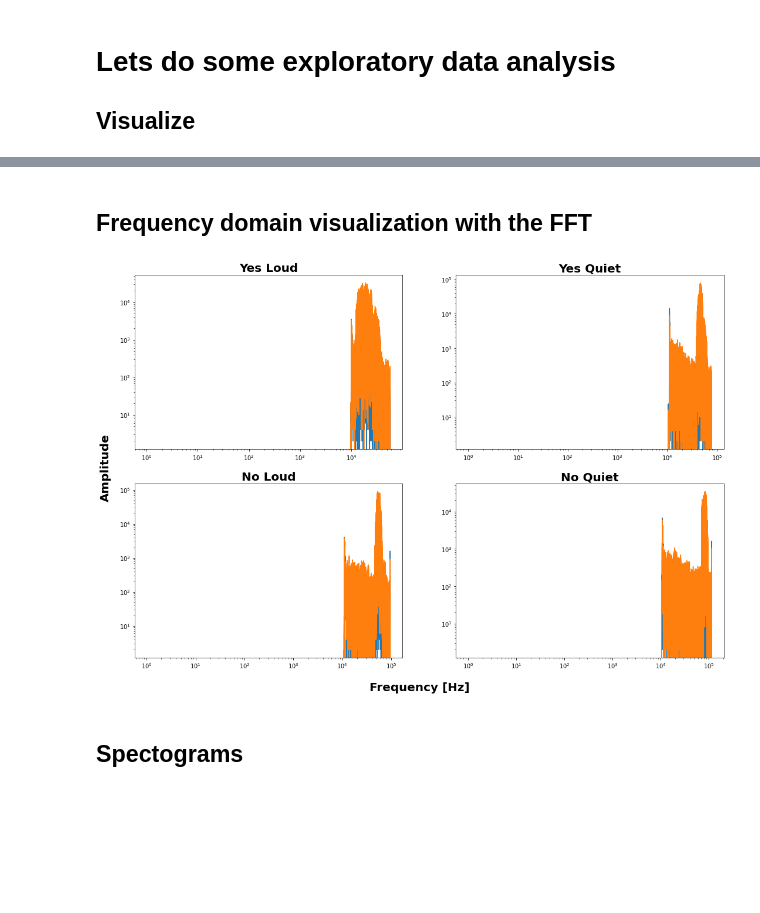
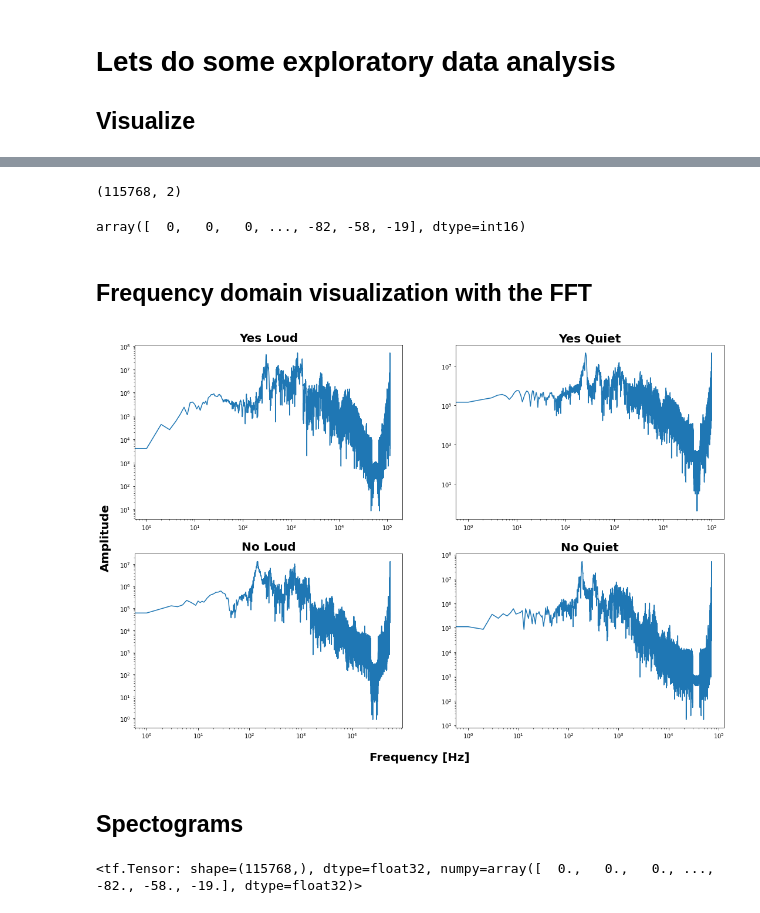
Before and after one commit to sergejhorvat/TinyML-Edx, a Jupyter notebook: Zeni_test.ipynb, the cells around one changed output, grey strips where cells are left out. Drawn from its saved outputs; the diff is of its cells as text; code cells hidden in the pictures; blank space fills up the shorter version.

```diff
--- a/Zeni_test.ipynb
+++ b/Zeni_test.ipynb
@@ -191,3 +195,14 @@ with open('audio_files.pkl', 'wb') as fid:
+# %%
+fid = open('audio_files.pkl', 'rb')
+audio_files = pickle.load(fid)
+audio_yes_loud = audio_files['audio_yes_loud']
+sr_yes_loud = audio_files['sr_yes_loud']
+audio_yes_quiet = audio_files['audio_yes_quiet']
+sr_yes_quiet = audio_files['sr_yes_quiet']
+audio_no_loud = audio_files['audio_no_loud']
+sr_no_loud = audio_files['sr_no_loud']
+audio_no_quiet = audio_files['audio_no_quiet']
+sr_no_quiet = audio_files['sr_no_quiet']
 # %% [markdown]
 # Lets do some exploratory data analysis
 
@@ -214,35 +241,44 @@ fig.set_size_inches(18,12)
+# %%
+audio_yes_loud.shape
+# %% [output]
+(115768, 2)
+# %%
+audio_yes_loud[:,0] # left channel
+# %% [output]
+array([  0,   0,   0, ..., -82, -58, -19], dtype=int16)
 # %% [markdown]
 ## Frequency domain visualization with the FFT
 # %%
 #Adapted from https://makersportal.com/blog/2018/9/13/audio-processing-in-python-part-i-sampling-and-the-fast-fourier-transform
 # compute the FFT and take the single-sided spectrum only and remove imaginary part
+# take only one channel of recorded stereo input
 fig, ((ax1, ax2), (ax3, ax4)) = plt.subplots(nrows=2, ncols=2)
-ft_audio_yes_loud = np.abs(2*np.fft.fft(audio_yes_loud))
-ft_audio_yes_quiet = np.abs(2*np.fft.fft(audio_yes_quiet))
-ft_audio_no_loud = np.abs(2*np.fft.fft(audio_no_loud))
-ft_audio_no_quiet = np.abs(2*np.fft.fft(audio_no_quiet))
+ft_audio_yes_loud = np.abs(2*np.fft.fft(audio_yes_loud[:,0]))
+ft_audio_yes_quiet = np.abs(2*np.fft.fft(audio_yes_quiet[:,0]))
+ft_audio_no_loud = np.abs(2*np.fft.fft(audio_no_loud[:,0]))
+ft_audio_no_quiet = np.abs(2*np.fft.fft(audio_no_quiet[:,0]))
 
 # Plot the figure
 ax1.plot(ft_audio_yes_loud)
 ax1.set_xscale('log')
 ax1.set_yscale('log')
 ax1.set_title("Yes Loud", {'fontsize':20, 'fontweight':'bold'})
 ax2.plot(ft_audio_yes_quiet)
 ax2.set_xscale('log')
 ax2.set_yscale('log')
 ax2.set_title("Yes Quiet", {'fontsize':20, 'fontweight':'bold'})
 ax3.plot(ft_audio_no_loud)
 ax3.set_xscale('log')
 ax3.set_yscale('log')
 ax3.set_title("No Loud", {'fontsize':20, 'fontweight':'bold'})
 ax4.plot(ft_audio_no_quiet)
 ax4.set_xscale('log')
 ax4.set_yscale('log')
 ax4.set_title("No Quiet", {'fontsize':20, 'fontweight':'bold'})
 fig.set_size_inches(18,12)
 fig.text(0.5, 0.06, 'Frequency [Hz]', {'fontsize':20, 'fontweight':'bold'}, ha='center');
 fig.text(0.08, 0.5, 'Amplitude', {'fontsize':20, 'fontweight':'bold'}, va='center', rotation='vertical');
 # %% [output]
-[figure, old version]
+[figure, new version]
 # %% [markdown]
 ## Spectograms
@@ -248,0 +289,4 @@ fig.text(0.08, 0.5, 'Amplitude', {'fontsize':20, 'fontweight':'bold'}, va='cente
+# %%
+audio_yes_loud_tensor
+# %% [output]
+<tf.Tensor: shape=(115768,), dtype=float32, numpy=array([  0.,   0.,   0., ..., -82., -58., -19.], dtype=float32)>
```
Also changed, not shown: parts of 15 cells of this notebook.
